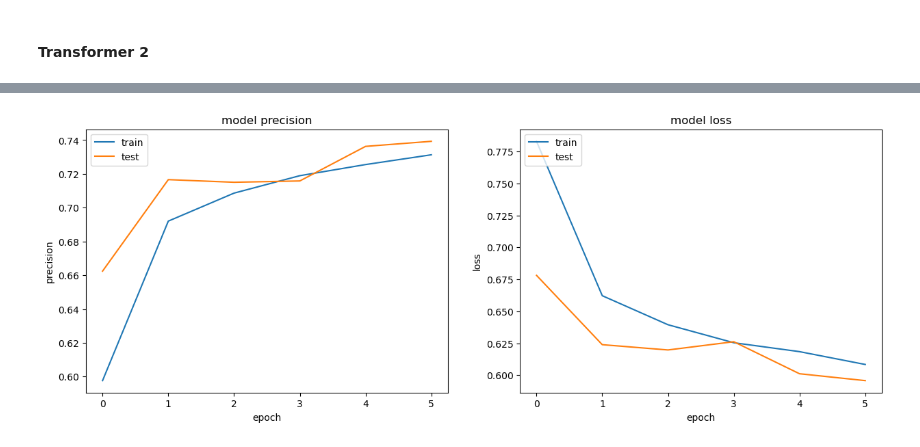
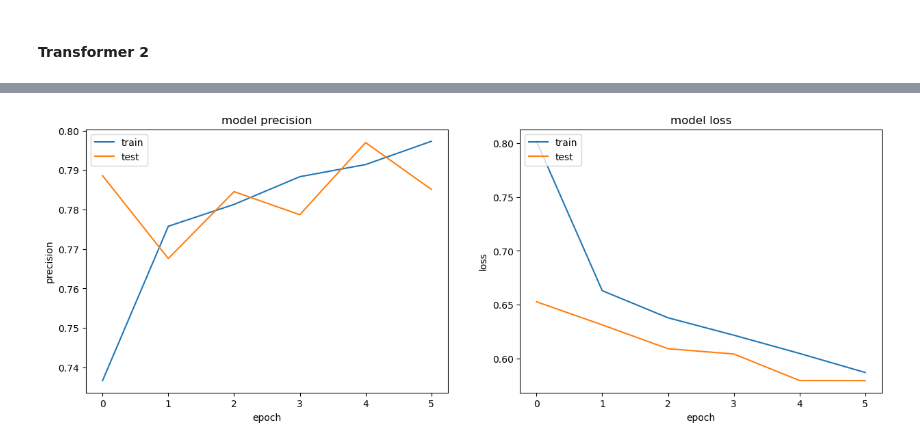
Before and after one commit to cphchip/cs7324_code, a Jupyter notebook: Lab 7/Henderson_48996654_Lab_7.ipynb, the cells around one changed output, grey strips where cells are left out. Cells and saved outputs as stored; diff of their text form; code cells hidden in the pictures.

Commit message:
completed xl xformer

```diff
--- a/Lab 7/Henderson_48996654_Lab_7.ipynb
+++ b/Lab 7/Henderson_48996654_Lab_7.ipynb
@@ -987,6 +1008,6 @@ x = Dropout(0.2)(x)
 preds = Dense(NUM_CLASSES, activation='softmax',
               kernel_initializer='glorot_uniform')(x)
 
-model_xformer2 = Model(inputs=inputs, outputs=preds)
-print(model_xformer2.summary())
+model_xformer_xl = Model(inputs=inputs, outputs=preds)
+print(model_xformer_xl.summary())
 # %% [output]
@@ -994,12 +1031,12 @@ NameError: name 'GloveTokenAndPositionEmbedding' is not defined
 # %%
 # Source: modified from in-class lecture notebook 13a
-model_xformer2.compile(optimizer='adam',
-                      loss='categorical_crossentropy',
-                      metrics=['Precision']) # changed metric from acc
-
-histories_xformer2 = model_xformer1.fit(
-    X_train, y_train, batch_size=128, epochs=6, # changed batch size to 128 from 64
-    validation_data=(X_test, y_test)
-)
+model_xformer_xl.compile(loss='categorical_crossentropy',
+              optimizer='adam', # changed optimizer from rmsprop to adam
+              metrics=['Precision']) # changed metric
+histories_xformer_xl = []
+tmp = model_xformer_xl.fit(X_train, y_train_ohe,
+                validation_data=(X_test, y_test_ohe),
+               epochs=6, batch_size=128) # Changed batch size from 16 to 128
+histories_xformer_xl.append(tmp)
 # %% [output]
 Epoch 1/6
@@ -1017,29 +1054,29 @@ Epoch 6/6
 # %%
 %matplotlib inline
 
 # combine all the history from training together
 combined = dict()
 for key in ['precision','val_precision','loss','val_loss']:
-    combined[key] = np.hstack([x.history[key] for x in histories_xformer2])
+    combined[key] = np.hstack([x.history[key] for x in histories_xformer_xl])
 
 # summarize history for precision
 plt.figure(figsize=(15,5))
 plt.subplot(121)
 plt.plot(combined['precision'])
 plt.plot(combined['val_precision'])
 plt.title('model precision')
 plt.ylabel('precision')
 plt.xlabel('epoch')
 plt.legend(['train', 'test'], loc='upper left')
 
 # summarize history for loss
 plt.subplot(122)
 plt.plot(combined['loss'])
 plt.plot(combined['val_loss'])
 plt.title('model loss')
 plt.ylabel('loss')
 plt.xlabel('epoch')
 plt.legend(['train', 'test'], loc='upper left')
 plt.show()
 # %% [output]
-[figure, old version]
+[figure, new version]
```
Also changed, not shown: parts of 13 cells of this notebook.
